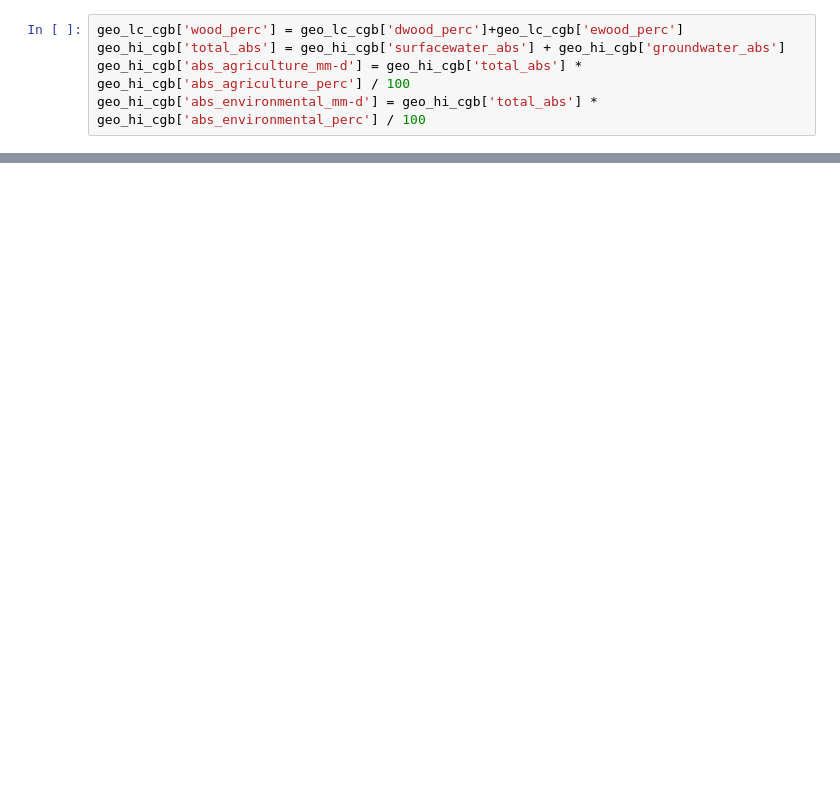
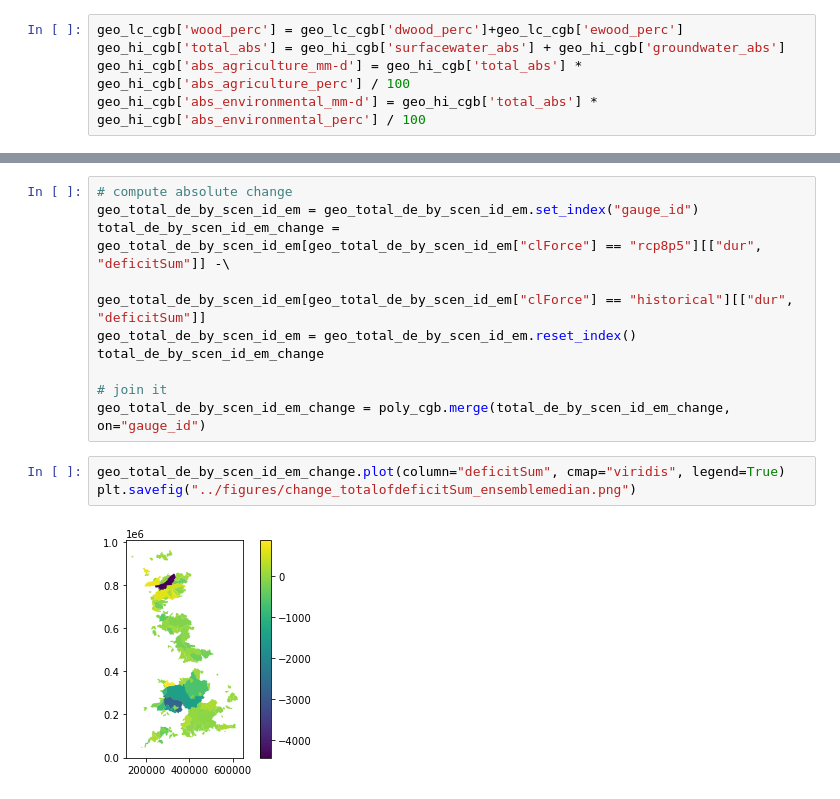
Before and after one commit to nelerey/drought-fighters, a Jupyter notebook: notebooks/exploratory-Nele.ipynb, the cells around one changed output, grey strips where cells are left out. Saved outputs shown, nothing was run; the diff lists cells and outputs as text; blank space fills up the shorter version.

```diff
--- a/notebooks/exploratory-Nele.ipynb
+++ b/notebooks/exploratory-Nele.ipynb
@@ -292,0 +217,15 @@ Name: root_depth, Length: 671, dtype: float64
+# %%
+# compute absolute change
+geo_total_de_by_scen_id_em = geo_total_de_by_scen_id_em.set_index("gauge_id")
+total_de_by_scen_id_em_change = geo_total_de_by_scen_id_em[geo_total_de_by_scen_id_em["clForce"] == "rcp8p5"][["dur", "deficitSum"]] -\
+                                geo_total_de_by_scen_id_em[geo_total_de_by_scen_id_em["clForce"] == "historical"][["dur", "deficitSum"]]
+geo_total_de_by_scen_id_em = geo_total_de_by_scen_id_em.reset_index()
+total_de_by_scen_id_em_change
+
+# join it
+geo_total_de_by_scen_id_em_change = poly_cgb.merge(total_de_by_scen_id_em_change, on="gauge_id")
+# %%
+geo_total_de_by_scen_id_em_change.plot(column="deficitSum", cmap="viridis", legend=True)
+plt.savefig("../figures/change_totalofdeficitSum_ensemblemedian.png")
+# %% [output]
+[figure, added]
```
Also changed, not shown: parts of 31 cells of this notebook.
